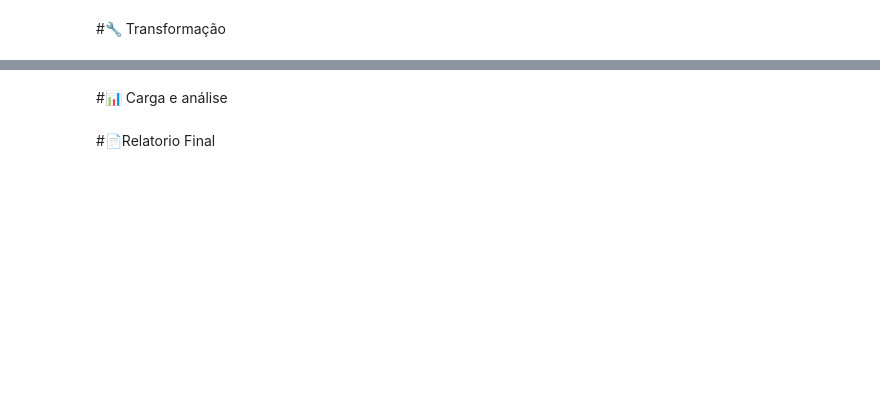
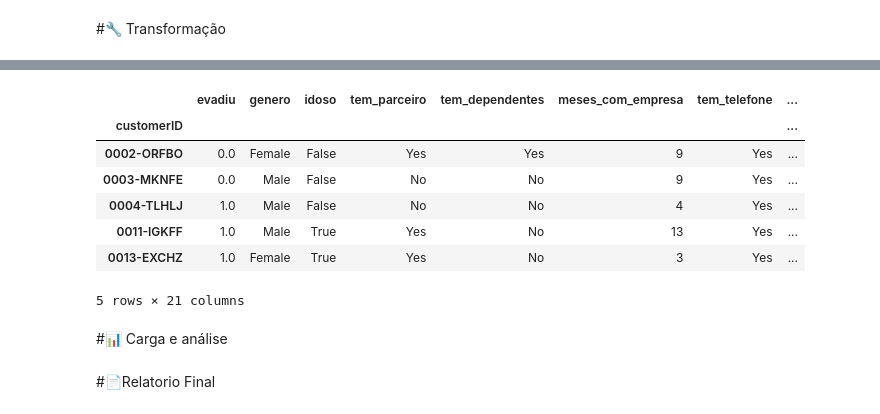
Before and after one commit to HenriqueTangoda/Challenge-Telecom-X, a Jupyter notebook: Challenge_Telecom_X.ipynb, the cells around one changed output, grey strips where cells are left out. Drawn from its saved outputs; the diff is of its cells as text; code cells hidden in the pictures; blank space fills up the shorter version.

```diff
--- a/Challenge_Telecom_X.ipynb
+++ b/Challenge_Telecom_X.ipynb
@@ -21,0 +237,2 @@ NameError: name 'git' is not defined
+# %%
+df['Churn'] = df['Churn'].map({'No': 0, 'Yes': 1})
@@ -21,0 +263,2 @@ NameError: name 'git' is not defined
+# %%
+df['contas_diarias'] = (df['account.Charges.Monthly']/30).round(2)
@@ -22,3 +275,40 @@ NameError: name 'git' is not defined
+# %%
+df.set_index('customerID', inplace= True)
+# %%
+df.rename(columns={
+    'customerID': 'id_cliente',
+    'Churn': 'evadiu',
+    'customer.gender': 'genero',
+    'customer.SeniorCitizen': 'idoso',
+    'customer.Partner': 'tem_parceiro',
+    'customer.Dependents': 'tem_dependentes',
+    'customer.tenure': 'meses_com_empresa',
+    'phone.PhoneService': 'tem_telefone',
+    'phone.MultipleLines': 'multiplas_linhas',
+    'internet.InternetService': 'tipo_internet',
+    'internet.OnlineSecurity': 'seguranca_online',
+    'internet.OnlineBackup': 'backup_online',
+    'internet.DeviceProtection': 'protecao_dispositivo',
+    'internet.TechSupport': 'suporte_tecnico',
+    'internet.StreamingTV': 'streaming_tv',
+    'internet.StreamingMovies': 'streaming_filmes',
+    'account.Contract': 'tipo_contrato',
+    'account.PaperlessBilling': 'fatura_digital',
+    'account.PaymentMethod': 'metodo_pagamento',
+    'account.Charges.Monthly': 'valor_mensal',
+    'account.Charges.Total': 'valor_total'
+}, inplace=True)
+# %%
+df.head()
+# %% [output]
+|  | evadiu | genero | idoso | tem_parceiro | tem_dependentes | meses_com_empresa | tem_telefone | ... |
+| customerID |  |  |  |  |  |  |  | ... |
+| 0002-ORFBO | 0.0 | Female | False | Yes | Yes | 9 | Yes | ... |
+| 0003-MKNFE | 0.0 | Male | False | No | No | 9 | Yes | ... |
+| 0004-TLHLJ | 1.0 | Male | False | No | No | 4 | Yes | ... |
+| 0011-IGKFF | 1.0 | Male | True | Yes | No | 13 | Yes | ... |
+| 0013-EXCHZ | 1.0 | Female | True | Yes | No | 3 | Yes | ... |
+5 rows × 21 columns
 # %% [markdown]
 #📊 Carga e análise
 # %% [markdown]
```
Also changed, not shown: parts of 26 cells of this notebook.
